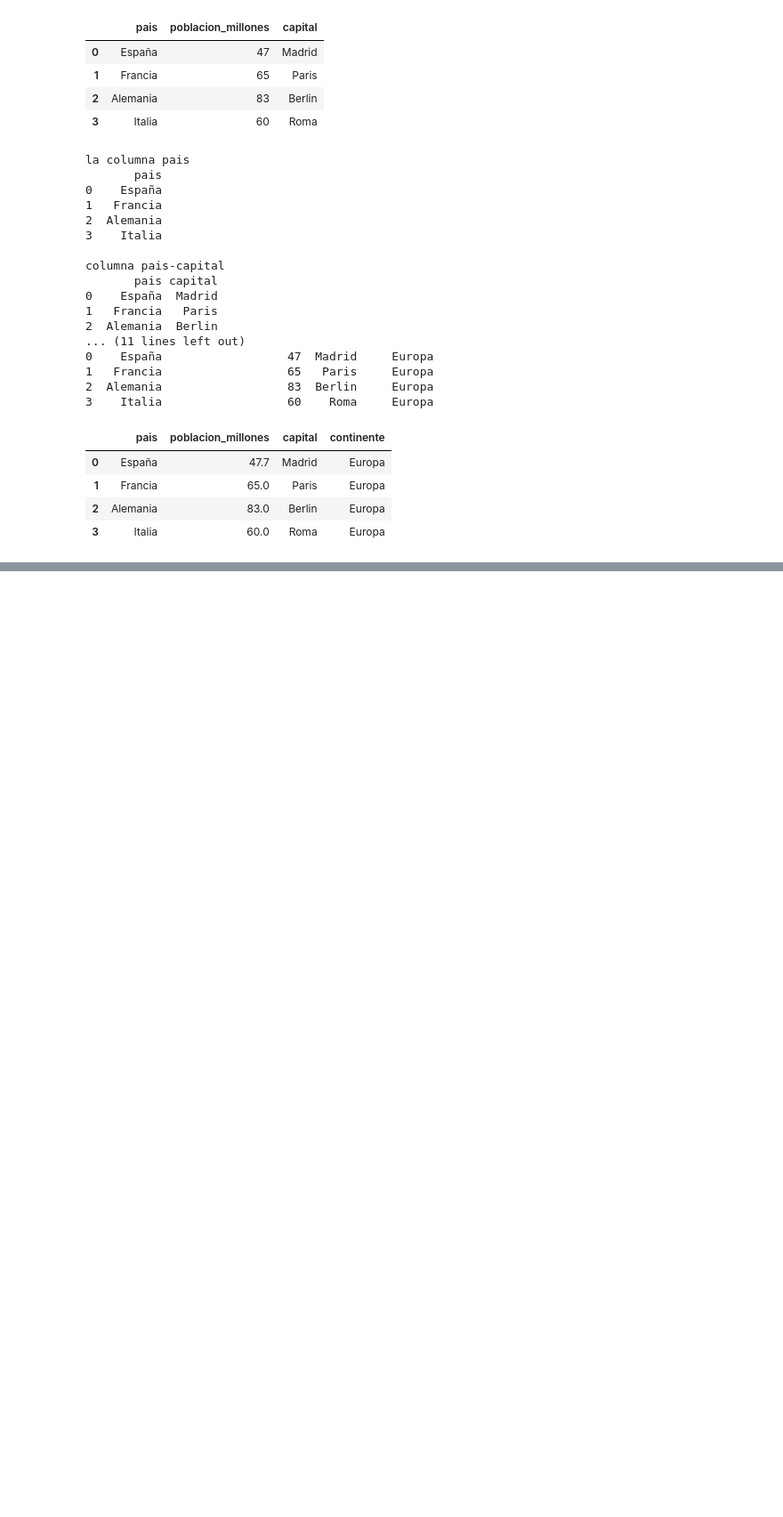
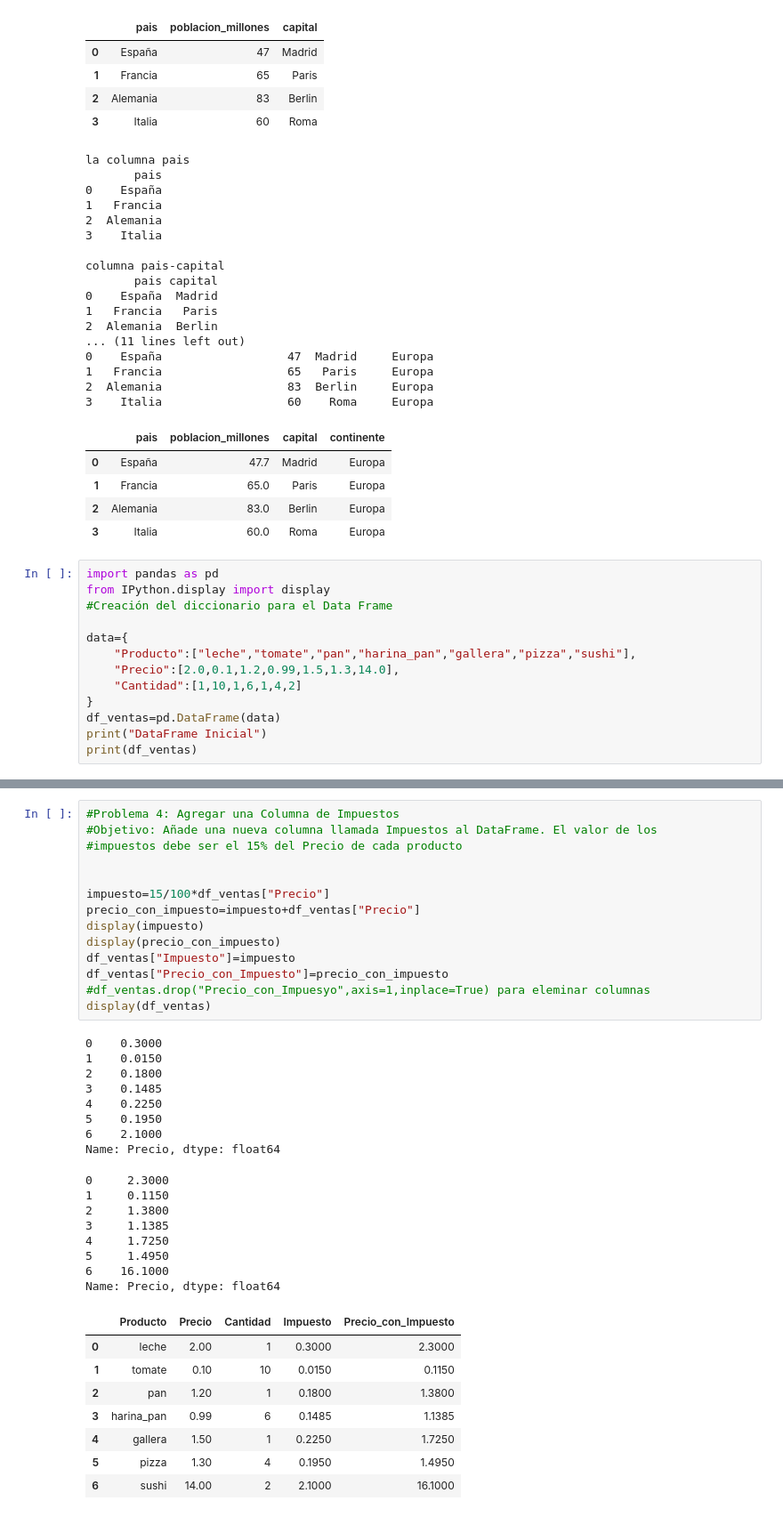
Before and after one commit to aiorodt/Python-Prep, a Jupyter notebook: Alejandro IA/modulo 2/Panda.ipynb, the cells around one changed output, grey strips where cells are left out. Shown at 89% size. Drawn from its saved outputs; the diff is of its cells as text; blank space fills up the shorter version.

Commit message:
Panda

```diff
--- a/Alejandro IA/modulo 2/Panda.ipynb
+++ b/Alejandro IA/modulo 2/Panda.ipynb
@@ -492,3 +492,16 @@ columna pais-capital
 | 1 | Francia | 65.0 | Paris | Europa |
 | 2 | Alemania | 83.0 | Berlin | Europa |
 | 3 | Italia | 60.0 | Roma | Europa |
+# %%
+import pandas as pd
+from IPython.display import display
+#Creación del diccionario para el Data Frame
+
+data={
+    "Producto":["leche","tomate","pan","harina_pan","gallera","pizza","sushi"],
+    "Precio":[2.0,0.1,1.2,0.99,1.5,1.3,14.0],
+    "Cantidad":[1,10,1,6,1,4,2]
+}
+df_ventas=pd.DataFrame(data)
+print("DataFrame Inicial")
+print(df_ventas)
@@ -494,0 +550,39 @@ columna pais-capital
+# %%
+#Problema 4: Agregar una Columna de Impuestos
+#Objetivo: Añade una nueva columna llamada Impuestos al DataFrame. El valor de los
+#impuestos debe ser el 15% del Precio de cada producto
+
+
+impuesto=15/100*df_ventas["Precio"]
+precio_con_impuesto=impuesto+df_ventas["Precio"]
+display(impuesto)
+display(precio_con_impuesto)
+df_ventas["Impuesto"]=impuesto
+df_ventas["Precio_con_Impuesto"]=precio_con_impuesto
+#df_ventas.drop("Precio_con_Impuesyo",axis=1,inplace=True) para eleminar columnas
+display(df_ventas)
+# %% [output]
+0    0.3000
+1    0.0150
+2    0.1800
+3    0.1485
+4    0.2250
+5    0.1950
+6    2.1000
+Name: Precio, dtype: float64
+0     2.3000
+1     0.1150
+2     1.3800
+3     1.1385
+4     1.7250
+5     1.4950
+6    16.1000
+Name: Precio, dtype: float64
+|  | Producto | Precio | Cantidad | Impuesto | Precio_con_Impuesto |
+| 0 | leche | 2.00 | 1 | 0.3000 | 2.3000 |
+| 1 | tomate | 0.10 | 10 | 0.0150 | 0.1150 |
+| 2 | pan | 1.20 | 1 | 0.1800 | 1.3800 |
+| 3 | harina_pan | 0.99 | 6 | 0.1485 | 1.1385 |
+| 4 | gallera | 1.50 | 1 | 0.2250 | 1.7250 |
+| 5 | pizza | 1.30 | 4 | 0.1950 | 1.4950 |
+| 6 | sushi | 14.00 | 2 | 2.1000 | 16.1000 |
```
Also changed, not shown: parts of 6 cells of this notebook.
